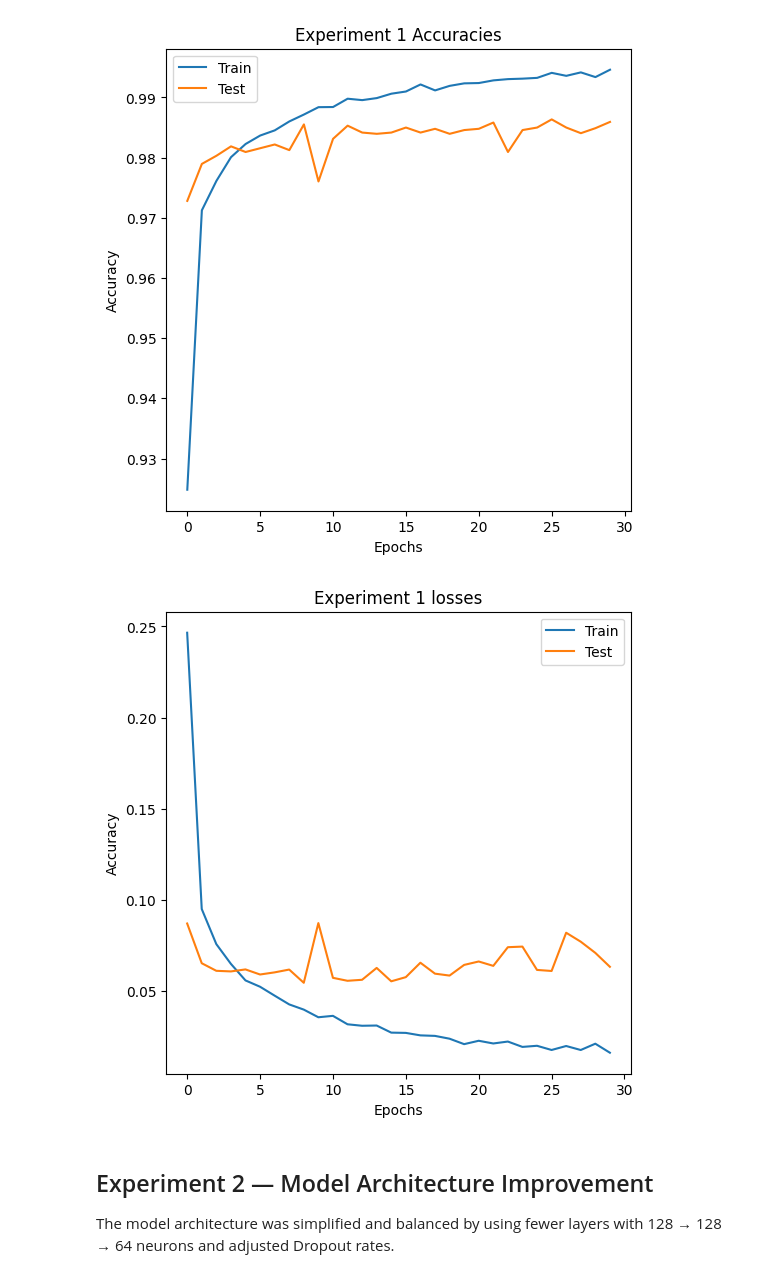
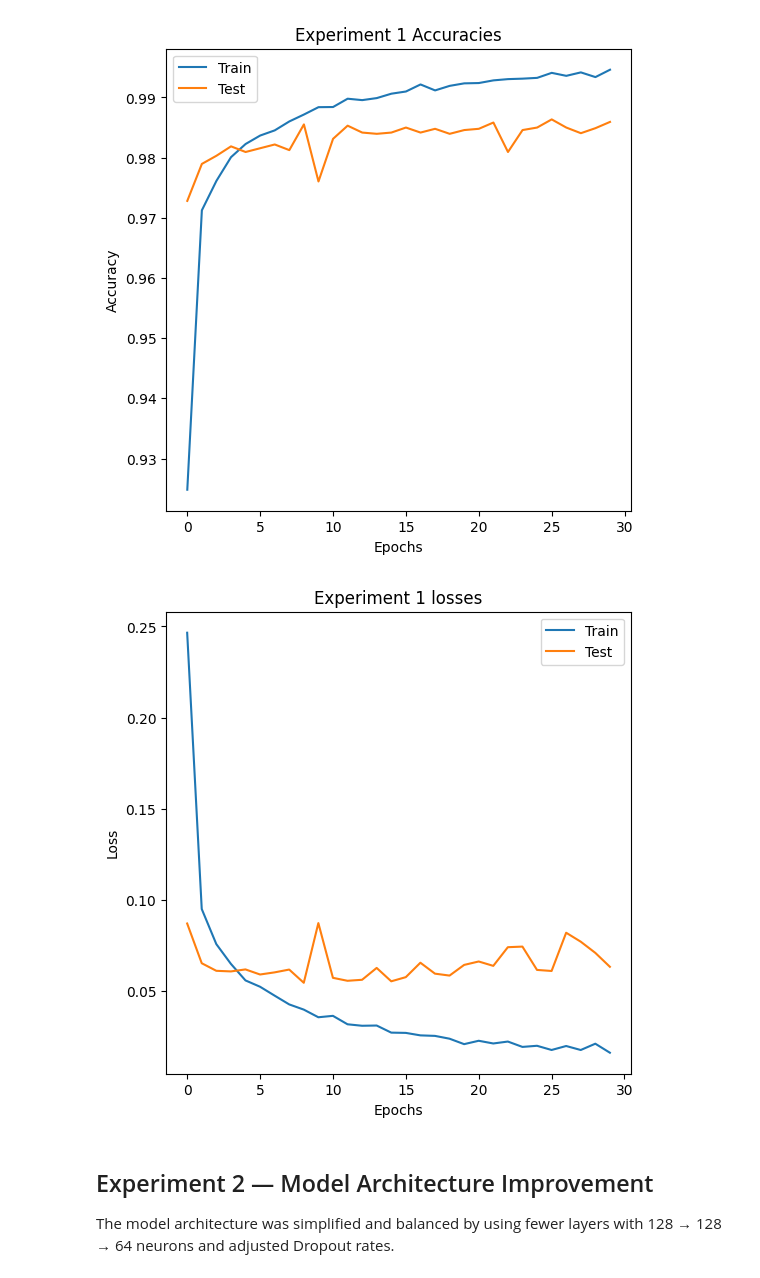
Before and after one commit to python-is-life2022/Persian-Digits-Hand-Writing-Image-Classification-Fully-Connected-Neural-Network, a Jupyter notebook: Persian_digits_handwritten_image_classification_fully_connected.ipynb, the cells around one changed output. Drawn from its saved outputs; the diff is of its cells as text; code cells hidden in the pictures.

```diff
--- a/Persian_digits_handwritten_image_classification_fully_connected.ipynb
+++ b/Persian_digits_handwritten_image_classification_fully_connected.ipynb
@@ -174,14 +175,15 @@ plt.show()
 # %%
 plt.figure(figsize= (6, 6))
 plt.plot(his1.history['loss'], label= 'Train')
 plt.plot(his1.history['val_loss'], label= 'Test')
 plt.title('Experiment 1 losses')
 plt.xlabel('Epochs')
-plt.ylabel('Accuracy')
+plt.ylabel('Loss')
 plt.legend()
+plt.savefig("experiment1_loss.png", dpi=300, bbox_inches="tight")
 plt.show()
 # %% [output]
-[figure, old version]
+[figure, new version]
 # %% [markdown]
 
 ## Experiment 2 — Model Architecture Improvement
```
Also changed, not shown: parts of 7 cells of this notebook.
